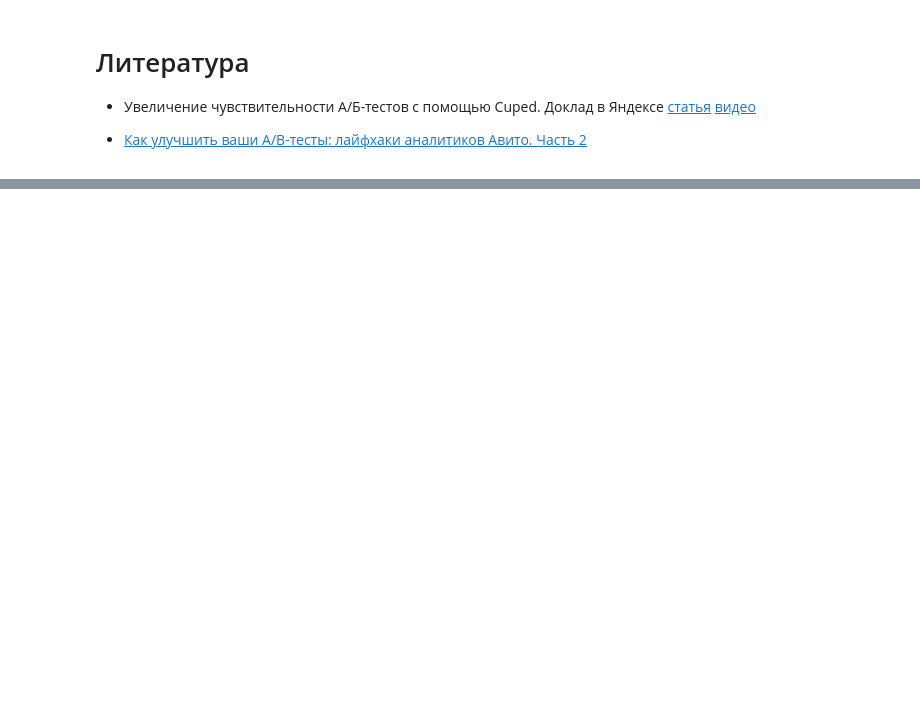
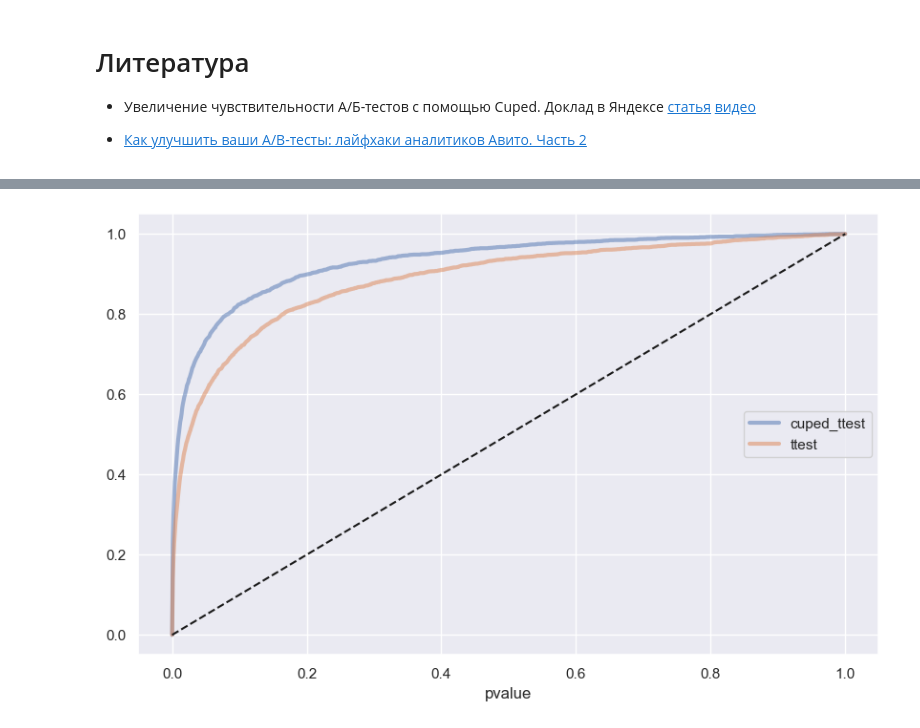
Before and after one commit to ShashlovAI/stat, a Jupyter notebook: AB/cuped.ipynb, the cells around one changed output, grey strips where cells are left out. Saved outputs shown, nothing was run; the diff lists cells and outputs as text; code cells hidden in the pictures; blank space fills up the shorter version.

```diff
--- a/AB/cuped.ipynb
+++ b/AB/cuped.ipynb
@@ -90,0 +121,37 @@ print(f"Реальный уровень значимости: {round(bad_cnt / N
+# %%
+mean_one = 0
+mean_two = 2
+std_one = 1
+std_two = 1
+weights = {0: 0.5, 1: 0.5}
+sample_size = 1000
+
+pvalues = []
+pvalues_cuped = []
+
+for _ in range(3000):
+    df_control = generate_data(sample_size, corr=0.5)
+    df_test = generate_data(sample_size, corr=0.5)
+
+#   add eff
+    effect = np.random.normal(0.1, 0.05, sample_size)
+    df_test['metric'] += effect
+
+    pvalues.append(check_test(df_control, df_test))
+    pvalues_cuped.append(check_cuped_test(df_control, df_test, covariate_column='metric_before'))
+
+list_pvalues = [pvalues, pvalues_cuped]
+list_titles = ['ttest', 'cuped_ttest']
+# %%
+plt.figure(figsize=(10, 6))
+X = np.linspace(0, 1, 1000)
+for pvalues, title in zip(reversed(list_pvalues), reversed(list_titles)):
+    pvalues = np.array(pvalues)
+    Y = [np.mean(pvalues < x) for x in X]
+    plt.plot(X, Y, alpha=0.5, linewidth=3, label=title)
+plt.xlabel('pvalue')
+plt.plot([0, 1], [0, 1], 'k--')
+plt.legend(loc=5)
+plt.show()
+# %% [output]
+[figure, added]
```
Also changed, not shown: parts of 15 cells of this notebook.
